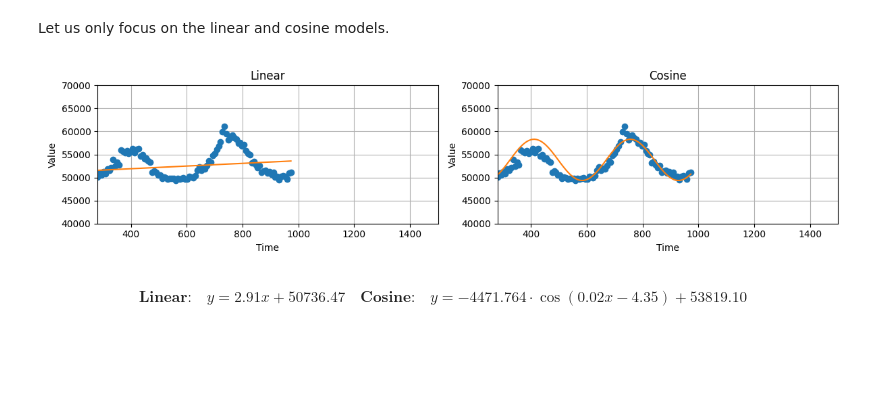
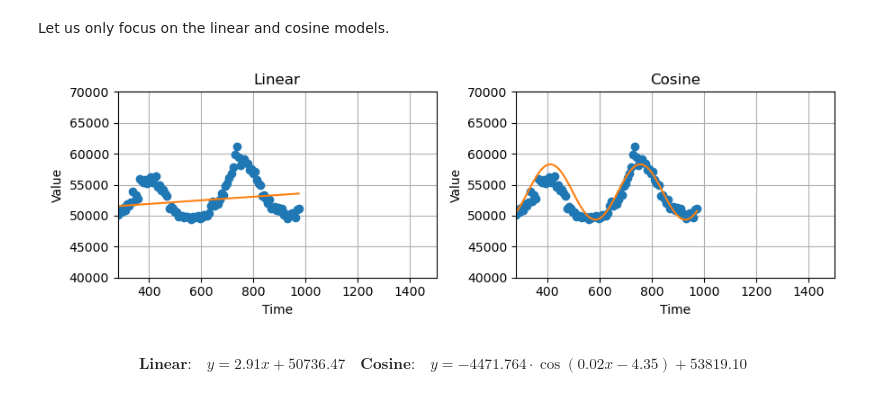
Before and after one commit to sensesensibilityscience/datascience, a Jupyter notebook: 2024/modelling/student/modelling.ipynb, the cells around one changed output. Saved outputs shown, nothing was run; the diff lists cells and outputs as text; code cells hidden in the pictures; blank space fills up the shorter version.

Commit message:
fix plot updates, add answer blocks, adjust dashed line

```diff
--- a/2024/modelling/student/modelling.ipynb
+++ b/2024/modelling/student/modelling.ipynb
@@ -79,9 +79,9 @@ _Replace this with your answer._
 # %% [markdown]
 Let us only focus on the linear and cosine models.
 # %%
-plot_linear_cosine(12, 3)
+plot_linear_cosine()
 # %% [output]
-[figure, old version]
+[figure, new version]
 # %% [markdown]
 $$
 \textbf{Linear:}\quad y = 2.91x + 50736.47 \quad \textbf{Cosine:}\quad y = -4471.764 \cdot \cos(0.02x - 4.35) + 53819.10
```
Also changed, not shown: parts of 86 cells of this notebook, 1 other file.
